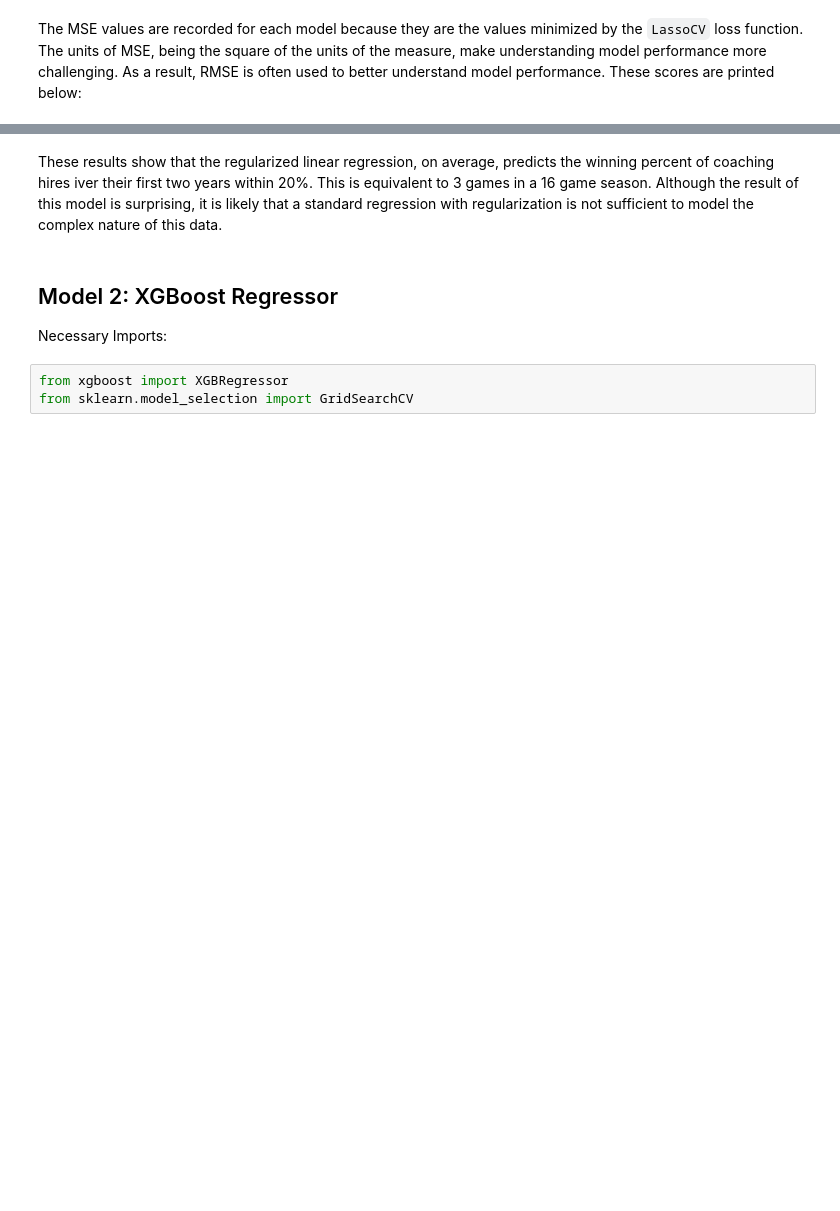
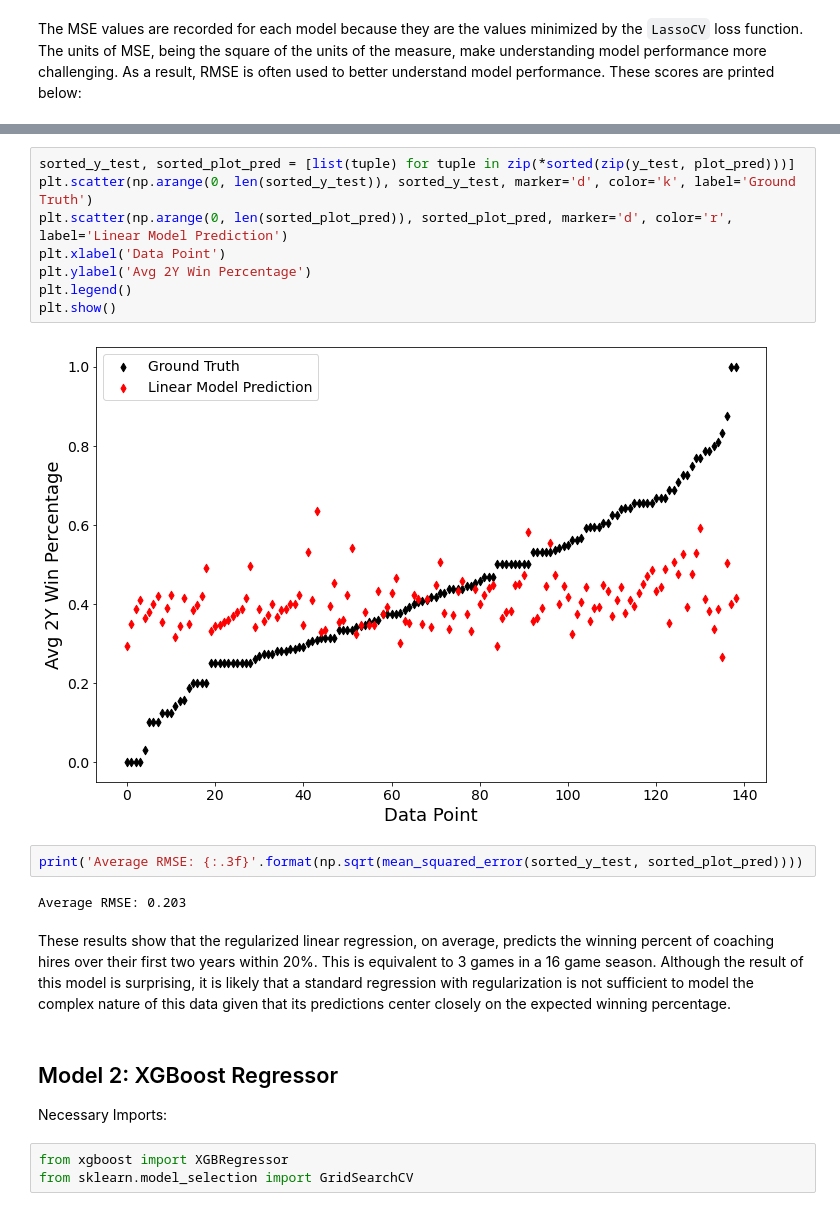
Before and after one commit to jwilliamson7/CoachingProject, a Jupyter notebook: Williamson-Jon-CSCE421-Project-WinningPercentModels.ipynb, the cells around one changed output, grey strips where cells are left out. Cells and saved outputs as stored; diff of their text form; blank space fills up the shorter version.

```diff
--- a/Williamson-Jon-CSCE421-Project-WinningPercentModels.ipynb
+++ b/Williamson-Jon-CSCE421-Project-WinningPercentModels.ipynb
@@ -375,5 +388,19 @@ Average Test RMSE: 0.205
+# %%
+sorted_y_test, sorted_plot_pred = [list(tuple) for tuple in zip(*sorted(zip(y_test, plot_pred)))]
+plt.scatter(np.arange(0, len(sorted_y_test)), sorted_y_test, marker='d', color='k', label='Ground Truth')
+plt.scatter(np.arange(0, len(sorted_plot_pred)), sorted_plot_pred, marker='d', color='r', label='Linear Model Prediction')
+plt.xlabel('Data Point')
+plt.ylabel('Avg 2Y Win Percentage')
+plt.legend()
+plt.show()
+# %% [output]
+[figure, added]
+# %%
+print('Average RMSE: {:.3f}'.format(np.sqrt(mean_squared_error(sorted_y_test, sorted_plot_pred))))
+# %% [output]
+Average RMSE: 0.203
 # %% [markdown]
-These results show that the regularized linear regression, on average, predicts the winning percent of coaching hires iver their first two years within 20%. This is equivalent to 3 games in a 16 game season. Although the result of this model is surprising, it is likely that a standard regression with regularization is not sufficient to model the complex nature of this data.
+These results show that the regularized linear regression, on average, predicts the winning percent of coaching hires over their first two years within 20%. This is equivalent to 3 games in a 16 game season. Although the result of this model is surprising, it is likely that a standard regression with regularization is not sufficient to model the complex nature of this data given that its predictions center closely on the expected winning percentage.
 # %% [markdown]
 ## Model 2: XGBoost Regressor
 
```
Also changed, not shown: parts of 17 cells of this notebook.
